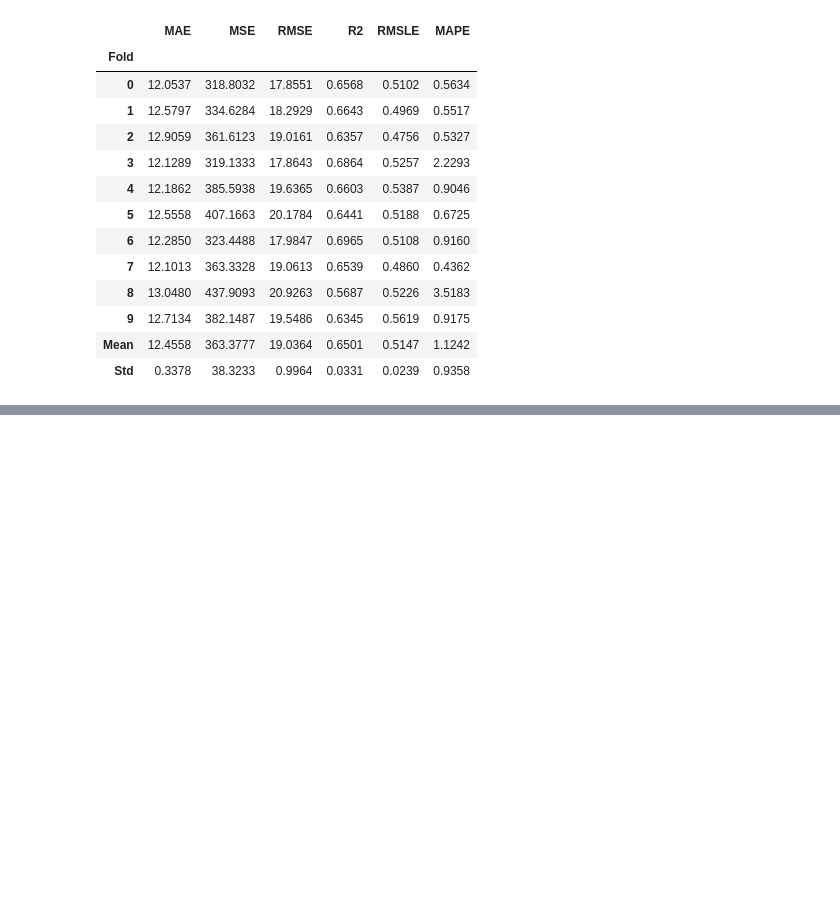
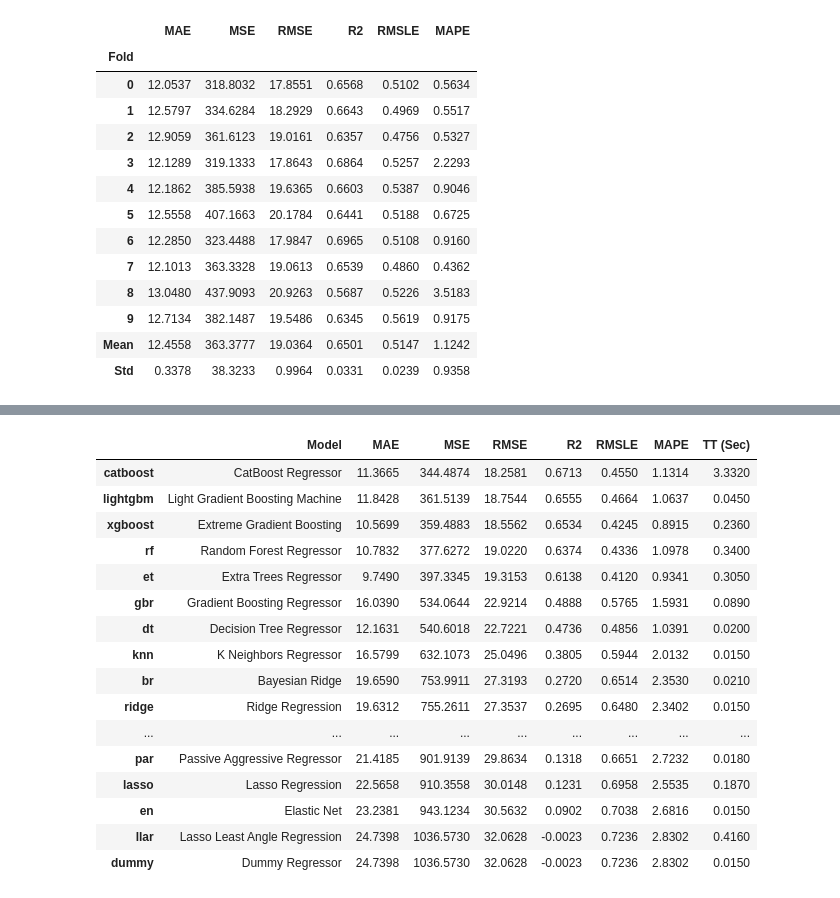
Before and after one commit to ammar257ammar/Nanosafety-ML-pycaret, a Jupyter notebook: analysis.ipynb, the cells around one changed output, grey strips where cells are left out. Cells and saved outputs as stored; diff of their text form; code cells hidden in the pictures; blank space fills up the shorter version.

```diff
--- a/analysis.ipynb
+++ b/analysis.ipynb
@@ -744,0 +859,20 @@ Transformation Pipeline and Model Successfully Saved
+# %%
+best_metal_oxide_mdl = compare_models()
+# %% [output]
+|  | Model | MAE | MSE | RMSE | R2 | RMSLE | MAPE | TT (Sec) |
+| catboost | CatBoost Regressor | 11.3665 | 344.4874 | 18.2581 | 0.6713 | 0.4550 | 1.1314 | 3.3320 |
+| lightgbm | Light Gradient Boosting Machine | 11.8428 | 361.5139 | 18.7544 | 0.6555 | 0.4664 | 1.0637 | 0.0450 |
+| xgboost | Extreme Gradient Boosting | 10.5699 | 359.4883 | 18.5562 | 0.6534 | 0.4245 | 0.8915 | 0.2360 |
+| rf | Random Forest Regressor | 10.7832 | 377.6272 | 19.0220 | 0.6374 | 0.4336 | 1.0978 | 0.3400 |
+| et | Extra Trees Regressor | 9.7490 | 397.3345 | 19.3153 | 0.6138 | 0.4120 | 0.9341 | 0.3050 |
+| gbr | Gradient Boosting Regressor | 16.0390 | 534.0644 | 22.9214 | 0.4888 | 0.5765 | 1.5931 | 0.0890 |
+| dt | Decision Tree Regressor | 12.1631 | 540.6018 | 22.7221 | 0.4736 | 0.4856 | 1.0391 | 0.0200 |
+| knn | K Neighbors Regressor | 16.5799 | 632.1073 | 25.0496 | 0.3805 | 0.5944 | 2.0132 | 0.0150 |
+| br | Bayesian Ridge | 19.6590 | 753.9911 | 27.3193 | 0.2720 | 0.6514 | 2.3530 | 0.0210 |
+| ridge | Ridge Regression | 19.6312 | 755.2611 | 27.3537 | 0.2695 | 0.6480 | 2.3402 | 0.0150 |
+| ... | ... | ... | ... | ... | ... | ... | ... | ... |
+| par | Passive Aggressive Regressor | 21.4185 | 901.9139 | 29.8634 | 0.1318 | 0.6651 | 2.7232 | 0.0180 |
+| lasso | Lasso Regression | 22.5658 | 910.3558 | 30.0148 | 0.1231 | 0.6958 | 2.5535 | 0.1870 |
+| en | Elastic Net | 23.2381 | 943.1234 | 30.5632 | 0.0902 | 0.7038 | 2.6816 | 0.0150 |
+| llar | Lasso Least Angle Regression | 24.7398 | 1036.5730 | 32.0628 | -0.0023 | 0.7236 | 2.8302 | 0.4160 |
+| dummy | Dummy Regressor | 24.7398 | 1036.5730 | 32.0628 | -0.0023 | 0.7236 | 2.8302 | 0.0150 |
```
Also changed, not shown: parts of 28 cells of this notebook.
